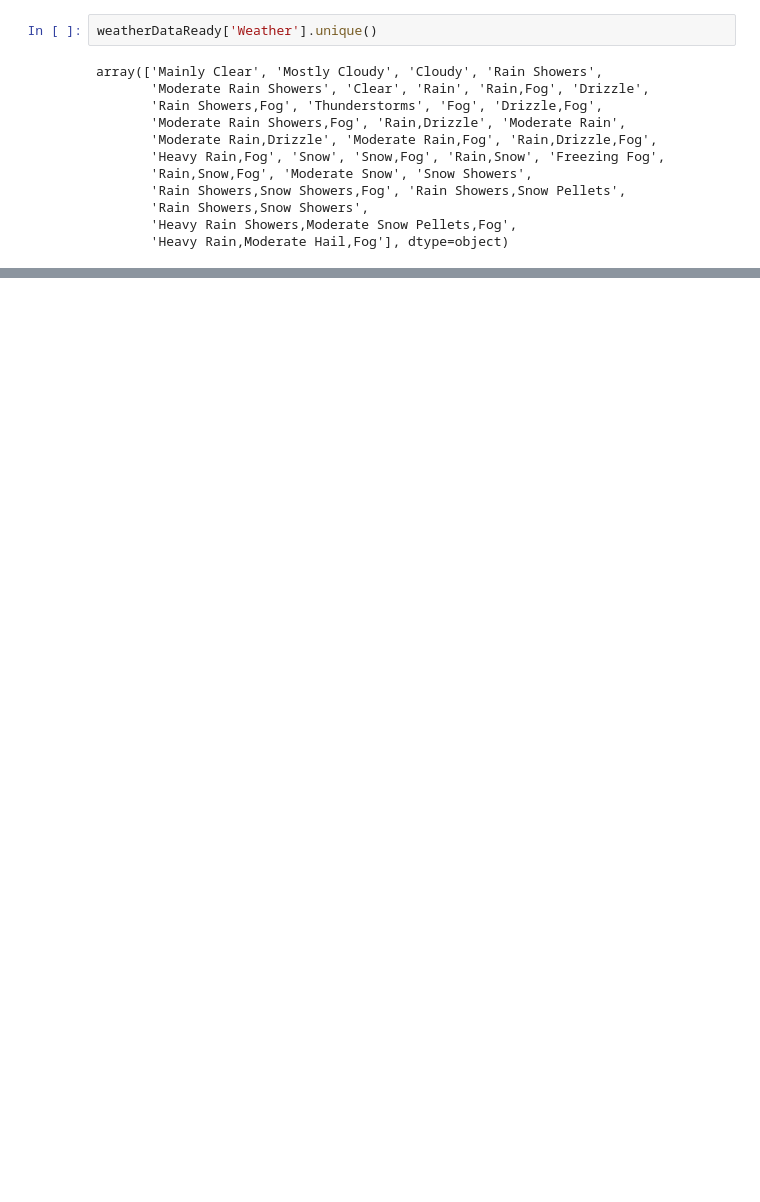
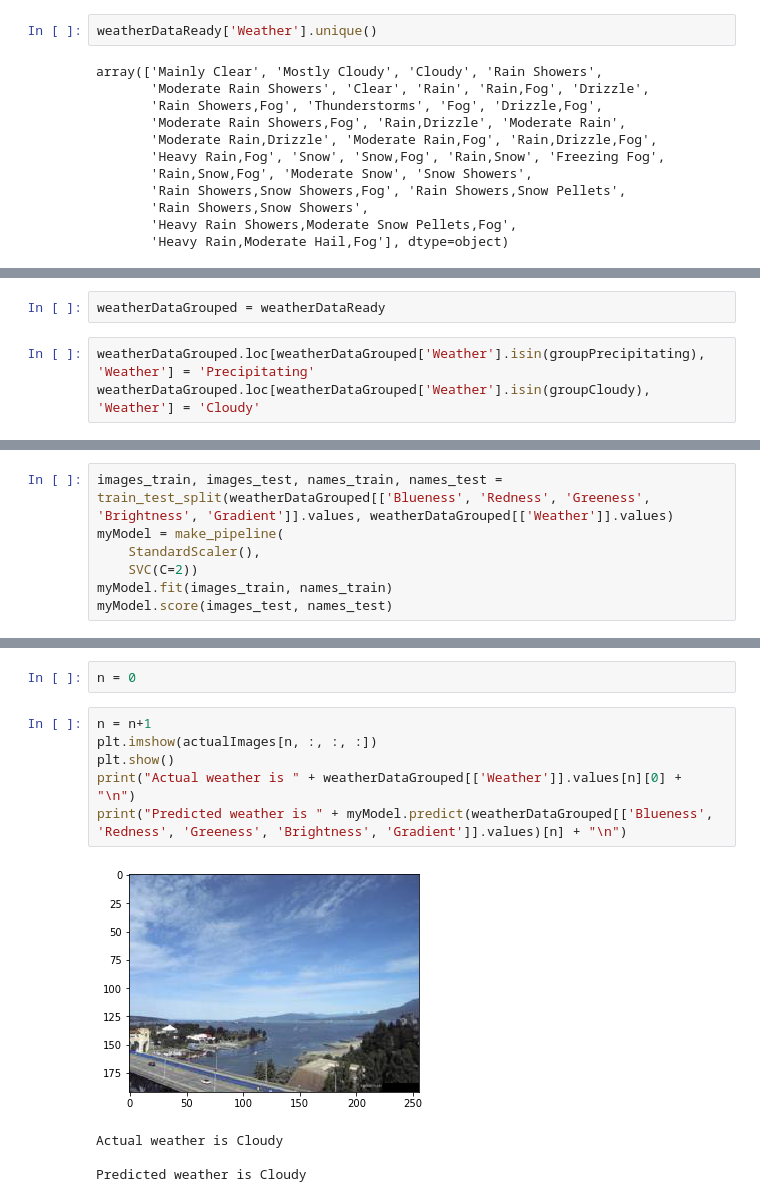
Before and after one commit to AFettes/DataScienceProject, a Jupyter notebook: project.ipynb, the cells around one changed output, grey strips where cells are left out. Cells and saved outputs as stored; diff of their text form; blank space fills up the shorter version.

```diff
--- a/project.ipynb
+++ b/project.ipynb
@@ -133,0 +131,5 @@ weatherDataReady[weatherDataReady['Weather'] == 'Heavy Rain Showers,Moderate Sno
+# %%
+weatherDataGrouped = weatherDataReady
+# %%
+weatherDataGrouped.loc[weatherDataGrouped['Weather'].isin(groupPrecipitating), 'Weather'] = 'Precipitating'
+weatherDataGrouped.loc[weatherDataGrouped['Weather'].isin(groupCloudy), 'Weather'] = 'Cloudy'
@@ -133,0 +142,7 @@ weatherDataReady[weatherDataReady['Weather'] == 'Heavy Rain Showers,Moderate Sno
+# %%
+images_train, images_test, names_train, names_test = train_test_split(weatherDataGrouped[['Blueness', 'Redness', 'Greeness', 'Brightness', 'Gradient']].values, weatherDataGrouped[['Weather']].values)
+myModel = make_pipeline(
+    StandardScaler(),
+    SVC(C=2))
+myModel.fit(images_train, names_train)
+myModel.score(images_test, names_test)
@@ -133,0 +165,13 @@ weatherDataReady[weatherDataReady['Weather'] == 'Heavy Rain Showers,Moderate Sno
+# %%
+n = 0
+# %%
+n = n+1
+plt.imshow(actualImages[n, :, :, :])
+plt.show()
+print("Actual weather is " + weatherDataGrouped[['Weather']].values[n][0] + "\n")
+print("Predicted weather is " + myModel.predict(weatherDataGrouped[['Blueness', 'Redness', 'Greeness', 'Brightness', 'Gradient']].values)[n] + "\n")
+# %% [output]
+[figure, added]
+Actual weather is Cloudy
+
+Predicted weather is Cloudy
```
Also changed, not shown: parts of 27 cells of this notebook.
